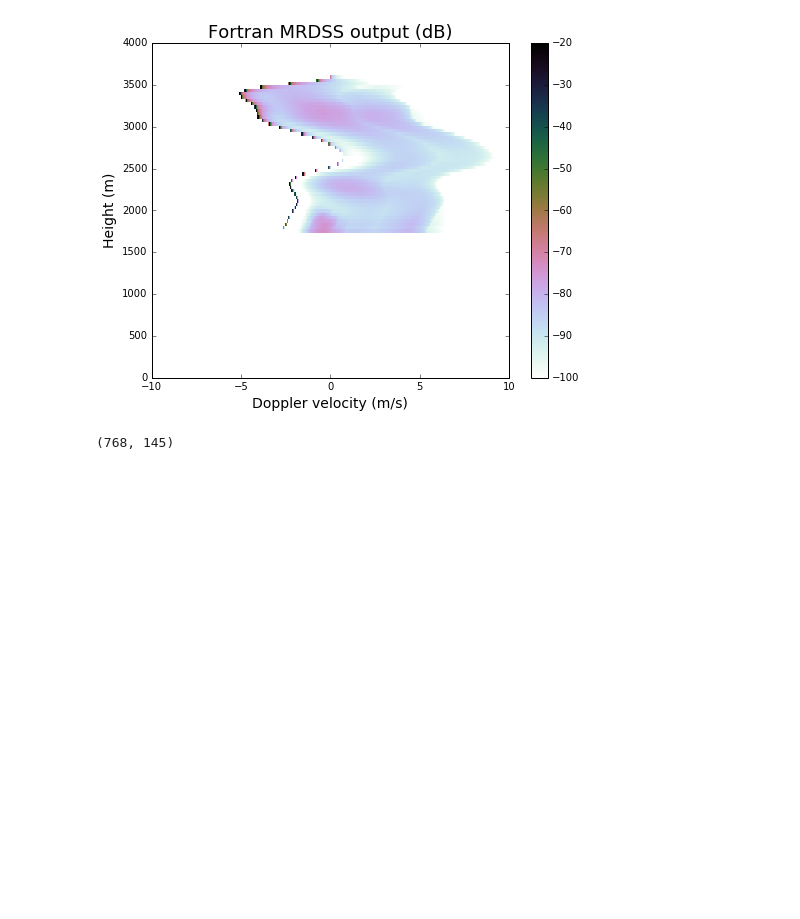
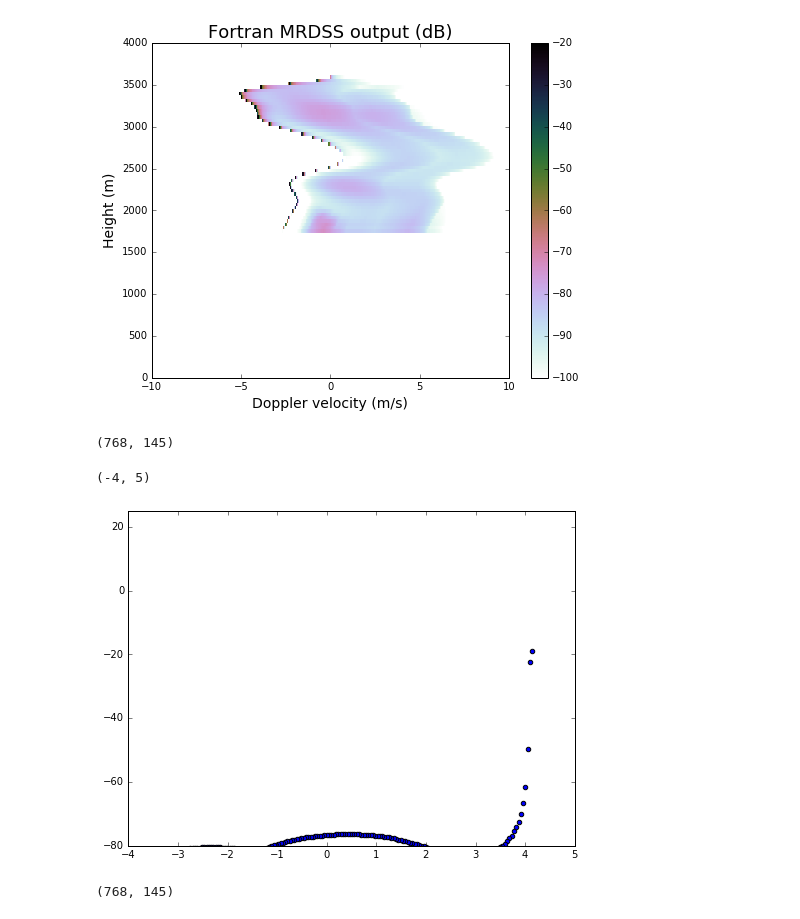
Before and after one commit to mvanlierwalq/IPy_NB_Public, a Jupyter notebook: plot_mrdss_out.ipynb, the cells around one changed output. Cells and saved outputs as stored; diff of their text form; code cells hidden in the pictures; blank space fills up the shorter version.

```diff
--- a/plot_mrdss_out.ipynb
+++ b/plot_mrdss_out.ipynb
@@ -270,6 +271,19 @@ plt.colorbar()
 # %% [output]
 <matplotlib.colorbar.Colorbar at 0x...>
 [figure]
+# %%
+print ds_fm.shape
+# %% [output]
+(768, 145)
+# %%
+fig = plt.figure(figsize=(8,6))
+ax  = fig.add_subplot(111)
+plt.scatter(-vd,10.*np.log10(ds_fm[:,79]*(vd[2]-vd[1])))
+ax.set_ylim(-80,25)
+ax.set_xlim(-4,5)
+# %% [output]
+(-4, 5)
+[figure, added]
 # %%
 print zd.shape
 # %% [output]
```
Also changed, not shown: parts of 5 cells of this notebook.
